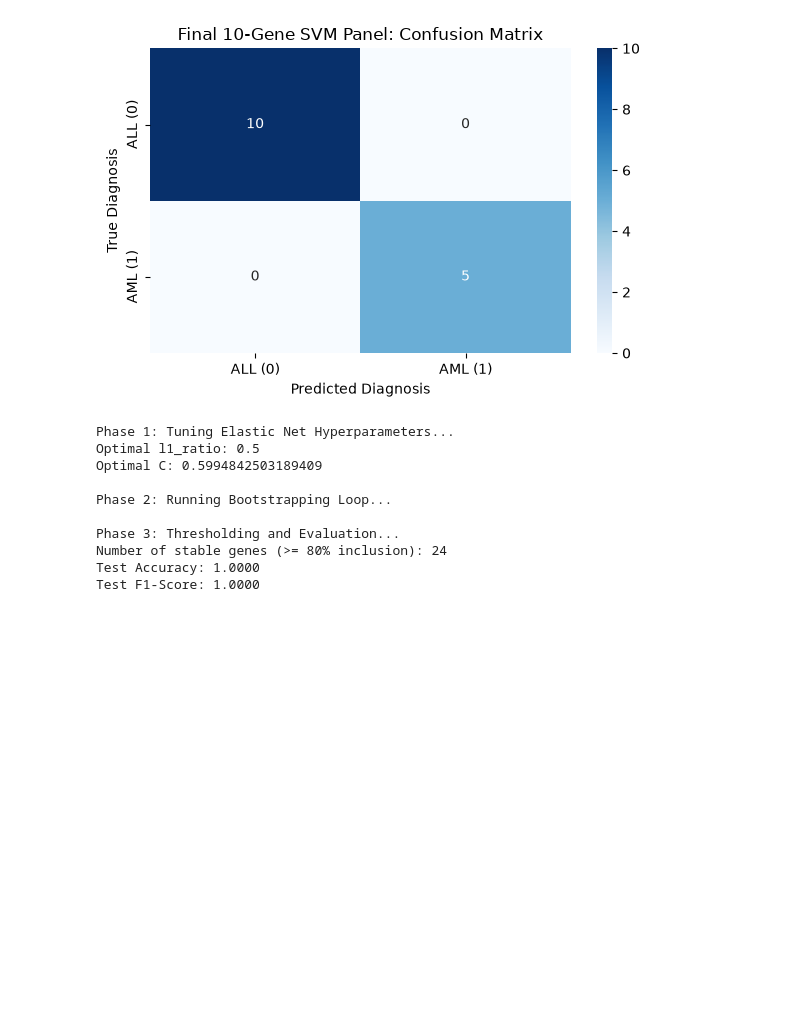
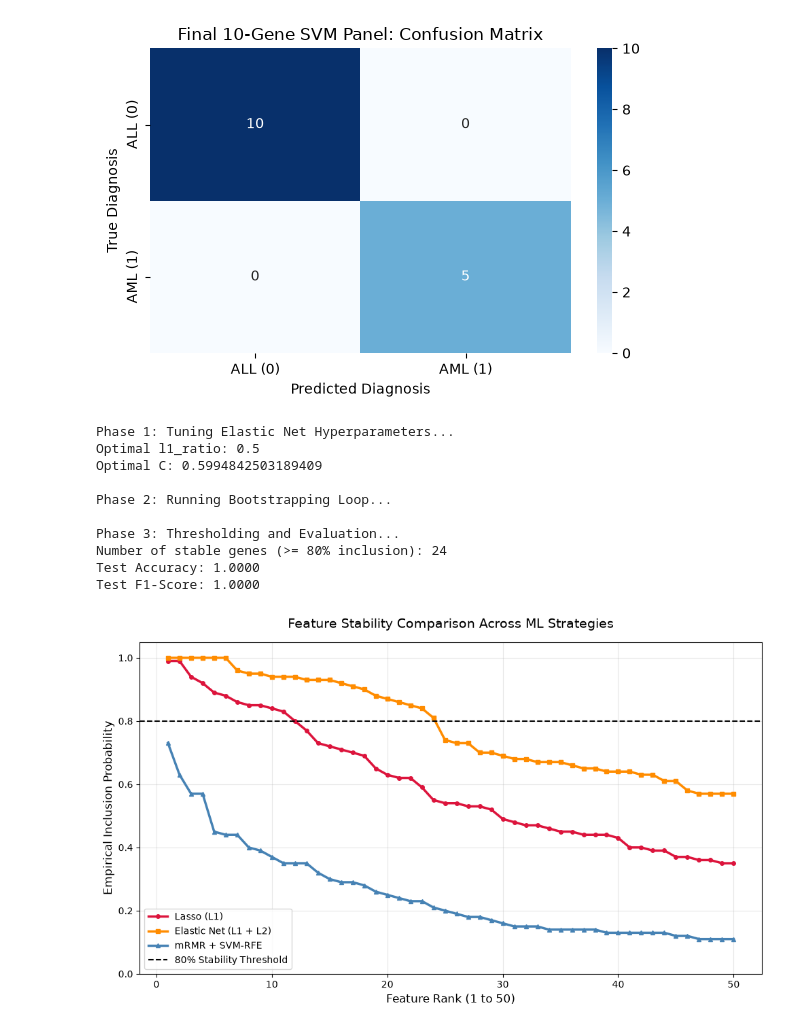
Before and after one commit to Iquadro1/analisi-dati, a Jupyter notebook: progetto/project.ipynb, the cells around one changed output. Cells and saved outputs as stored; diff of their text form; code cells hidden in the pictures; blank space fills up the shorter version.

```diff
--- a/progetto/project.ipynb
+++ b/progetto/project.ipynb
@@ -1156,3 +1390,101 @@ Phase 3: Thresholding and Evaluation...
 Number of stable genes (>= 80% inclusion): 24
 Test Accuracy: 1.0000
 Test F1-Score: 1.0000
+# %%
+# ==========================================
+# PREPARATION: Extract Elastic Net Data
+# ==========================================
+# We need to format the Elastic Net array to match the Pandas structures of the other models
+en_stability_df = pd.DataFrame({
+    'Gene_Probe': feature_cols,
+    'Inclusion_Probability': inclusion_probabilities
+}).sort_values(by='Inclusion_Probability', ascending=False).reset_index(drop=True)
+
+# Create a Python set for the stable Elastic Net genes (>= 80%)
+en_stable_set = set(en_stability_df[en_stability_df['Inclusion_Probability'] >= 0.80]['Gene_Probe'])
+
+# We already have these sets from previous phases:
+# - robust_baseline_genes (Phase 2)
+# - final_ml_set (Phase 4 Lasso)
+
+# ==========================================
+# 1. STABILITY DROP-OFF LINE PLOT
+# ==========================================
+plt.figure(figsize=(10, 6))
+
+# Plot the top 50 genes for each method to show the steepness of the drop-off
+ranks = range(1, 51)
+plt.plot(ranks, stability_df['Inclusion_Probability'].head(50),
+         label='Lasso (L1)', color='crimson', linewidth=2.5, marker='o', markersize=4)
+plt.plot(ranks, en_stability_df['Inclusion_Probability'].head(50),
+         label='Elastic Net (L1 + L2)', color='darkorange', linewidth=2.5, marker='s', markersize=4)
+plt.plot(ranks, svm_stability_df['Inclusion_Probability'].head(50),
+         label='mRMR + SVM-RFE', color='steelblue', linewidth=2.5, marker='^', markersize=4)
+
+# Add threshold line
+plt.axhline(0.80, color='black', linestyle='--', linewidth=1.5, label='80% Stability Threshold')
+
+plt.title('Feature Stability Comparison Across ML Strategies', fontsize=14, pad=15)
+plt.xlabel('Feature Rank (1 to 50)', fontsize=12)
+plt.ylabel('Empirical Inclusion Probability', fontsize=12)
+plt.ylim(0, 1.05)
+plt.legend(loc='lower left')
+plt.grid(True, alpha=0.3)
+plt.tight_layout()
+plt.show()
+
+
+# ==========================================
+# 2. METHOD CONCORDANCE VENN DIAGRAM
+# ==========================================
+plt.figure(figsize=(8, 8))
+
+# Create a 3-way Venn Diagram
+venn = venn3(
+    subsets=[final_ml_set, en_stable_set, robust_baseline_genes],
+    set_labels=(
+        f"Lasso Panel\n({len(final_ml_set)} Genes)",
+        f"Elastic Net Panel\n({len(en_stable_set)} Genes)",
+        f"Statistical Baseline\n({len(robust_baseline_genes)} Genes)"
+    ),
+    set_colors=('crimson', 'darkorange', 'skyblue'),
+    alpha=0.7
+)
+
+# Optional: Add outlines to circles
+try:
+    from matplotlib_venn import venn3_circles
+    venn3_circles(
+        subsets=[final_ml_set, en_stable_set, robust_baseline_genes],
+        linestyle='solid', linewidth=1.0, color='gray'
+    )
+except ImportError:
+    pass
+
+plt.title('Concordance of Selected ML Biomarkers vs. Statistical Significance', fontsize=14, pad=15)
+plt.tight_layout()
+plt.show()
+
+
+# ==========================================
+# 3. SUMMARY COMPARISON TABLE
+# ==========================================
+# Compile the metrics generated across your notebook phases
+summary_data = {
+    'Method': ['Lasso (Pure L1)', 'Elastic Net (L1 + L2)', 'mRMR + SVM-RFE'],
+    'Test Accuracy': [f"{final_acc*100:.2f}%", f"{acc*100:.2f}%", f"{final_svm_acc*100:.2f}%"],
+    'Sparsity (Final Genes)': [len(final_genes), num_stable_genes, len(final_svm_features)],
+    'Max Inclusion Probability': [
+        f"{stability_df['Inclusion_Probability'].max():.2f}",
+        f"{en_stability_df['Inclusion_Probability'].max():.2f}",
+        f"{svm_stability_df['Inclusion_Probability'].max():.2f}"
+    ],
+    'Variables >= 80% Stable': [len(final_ml_set), len(en_stable_set), len(stable_svm_genes)]
+}
+
+summary_df = pd.DataFrame(summary_data)
+
+print("\n--- Final Methodological Comparison ---")
+display(summary_df)
+# %% [output]
+[figure, added]
```
Also changed, not shown: parts of 11 cells of this notebook, 2 other files.
